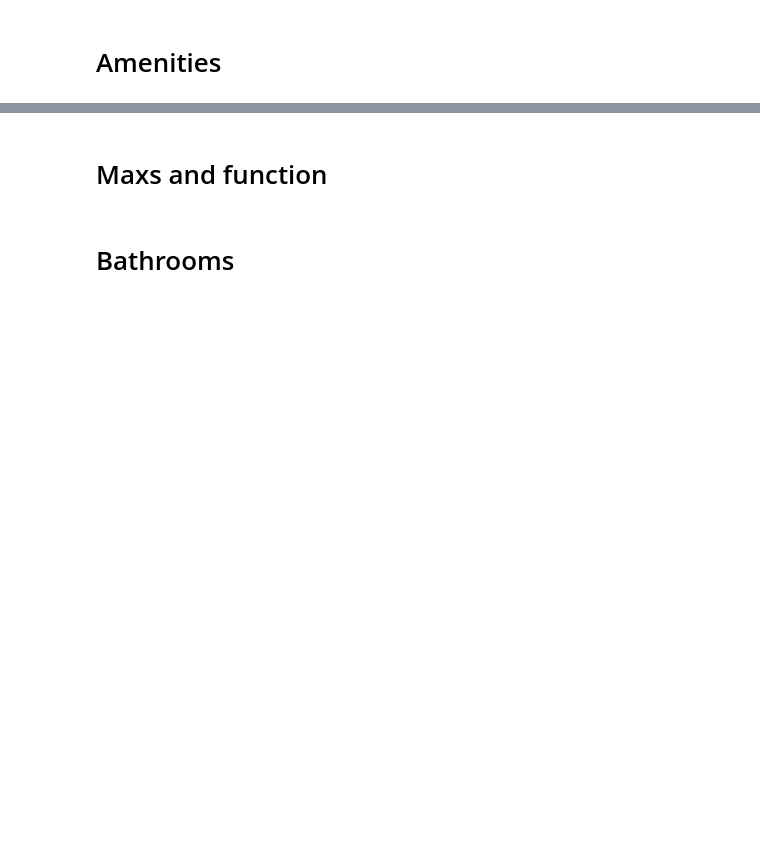
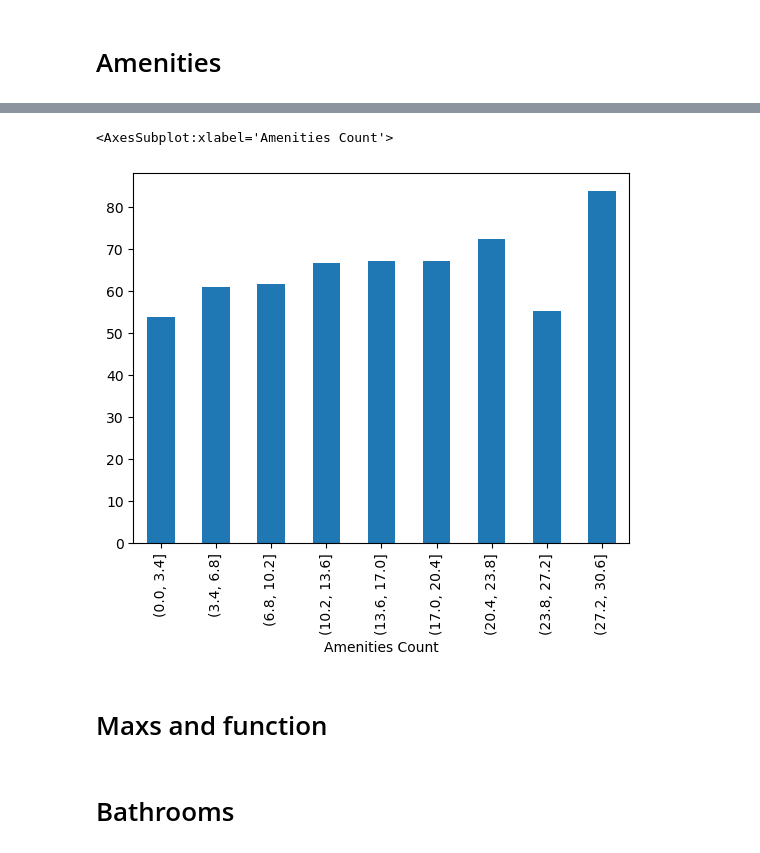
Before and after one commit to Maria-Victoria-Ramello/Proyecto-Final-KeepCoding, a Jupyter notebook: python scripts/etl.ipynb, the cells around one changed output, grey strips where cells are left out. Saved outputs shown, nothing was run; the diff lists cells and outputs as text; code cells hidden in the pictures; blank space fills up the shorter version.

```diff
--- a/python scripts/etl.ipynb
+++ b/python scripts/etl.ipynb
@@ -77,3 +151,12 @@ df[valid_amenities]
+# %%
+steps = 10
+stept = df['Amenities Count'].max() / steps
+steps = np.arange(0, df['Amenities Count'].max(), stept)
+groups = pd.cut(df['Amenities Count'], steps)
+df.groupby(groups)['Price'].mean().plot.bar()
+# %% [output]
+<AxesSubplot:xlabel='Amenities Count'>
+[figure, added]
 # %% [markdown]
 # Maxs and function
 # %%
```
Also changed, not shown: parts of 23 cells of this notebook.
